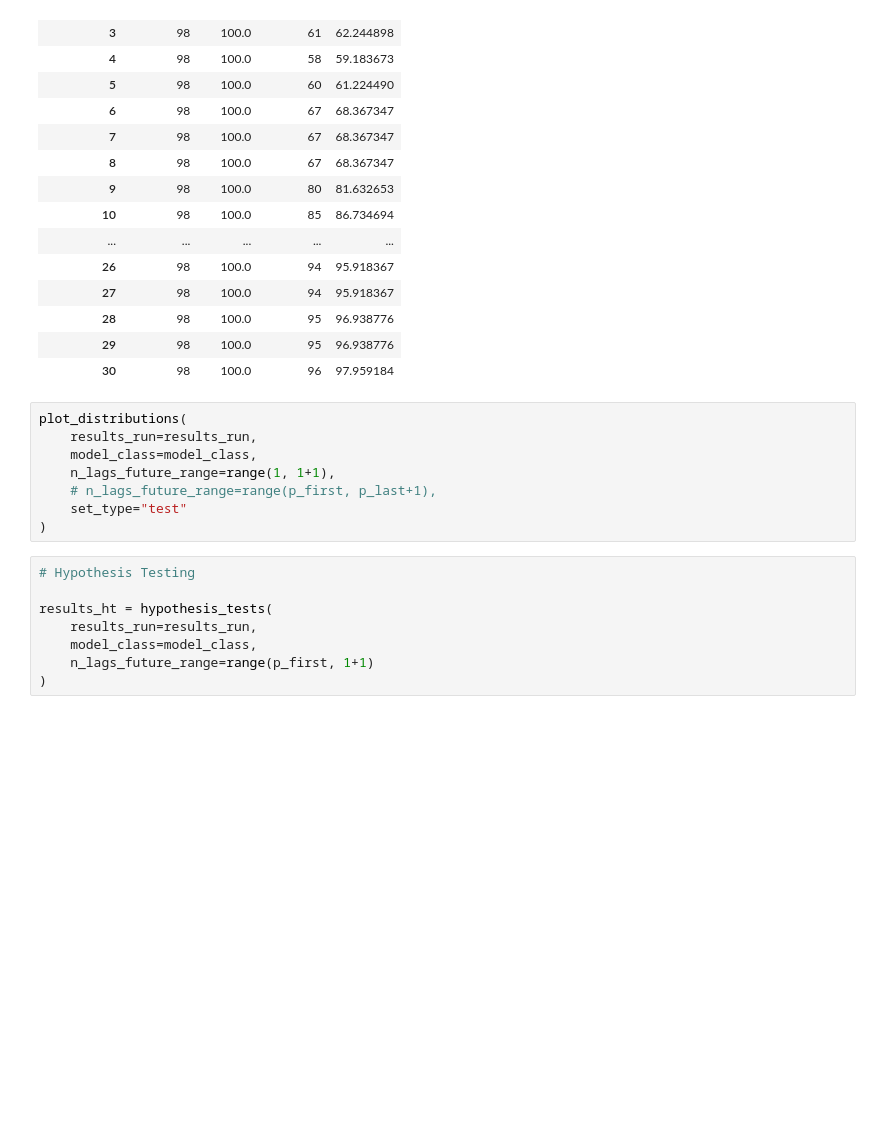
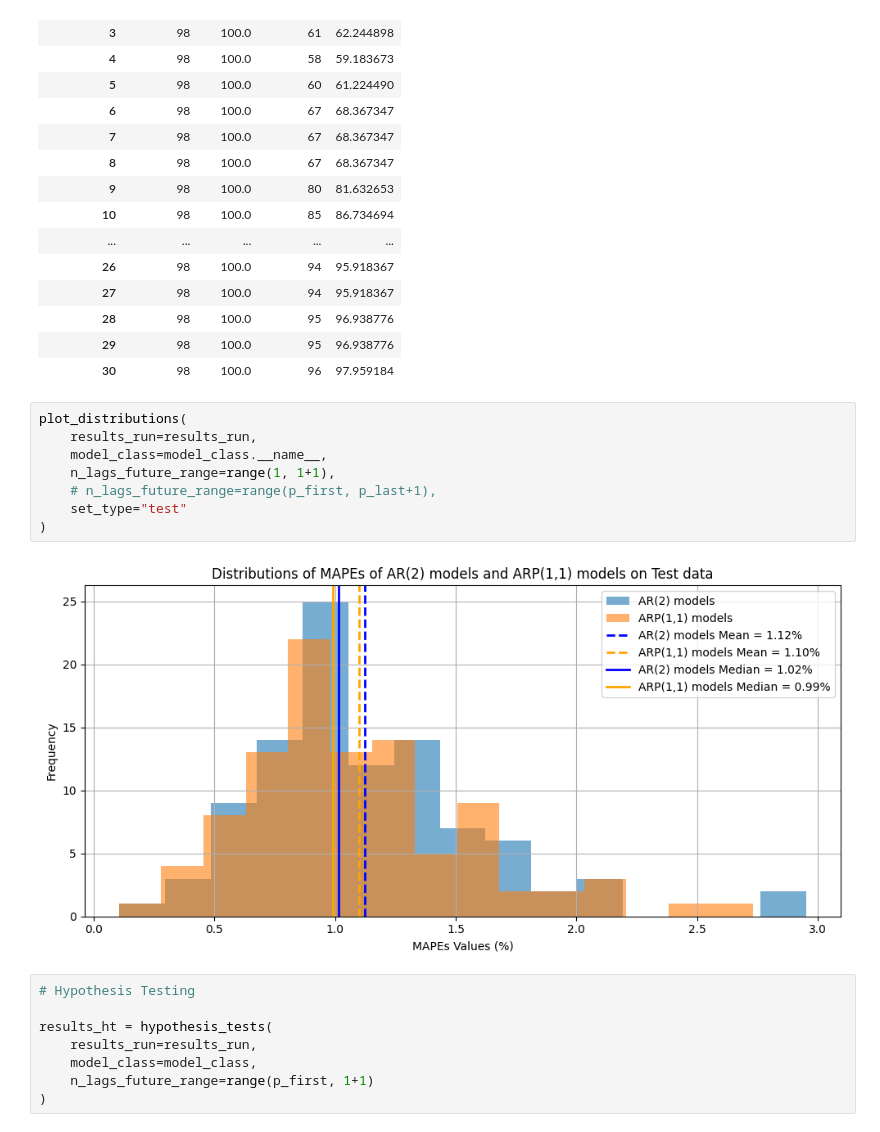
Before and after one commit to andrelfnovaes/auto-regressive-progressive, a Jupyter notebook: experiments/results_01.ipynb, the cells around one changed output. Cells and saved outputs as stored; diff of their text form; blank space fills up the shorter version.

```diff
--- a/experiments/results_01.ipynb
+++ b/experiments/results_01.ipynb
@@ -54,11 +54,13 @@ display(results_count)
 # %%
 plot_distributions(
     results_run=results_run,
-    model_class=model_class,
+    model_class=model_class.__name__,
     n_lags_future_range=range(1, 1+1),
     # n_lags_future_range=range(p_first, p_last+1),
     set_type="test"
 )
+# %% [output]
+[figure, added]
 # %%
 # Hypothesis Testing
 
```
Also changed, not shown: parts of 2 cells of this notebook, 2 other files.
